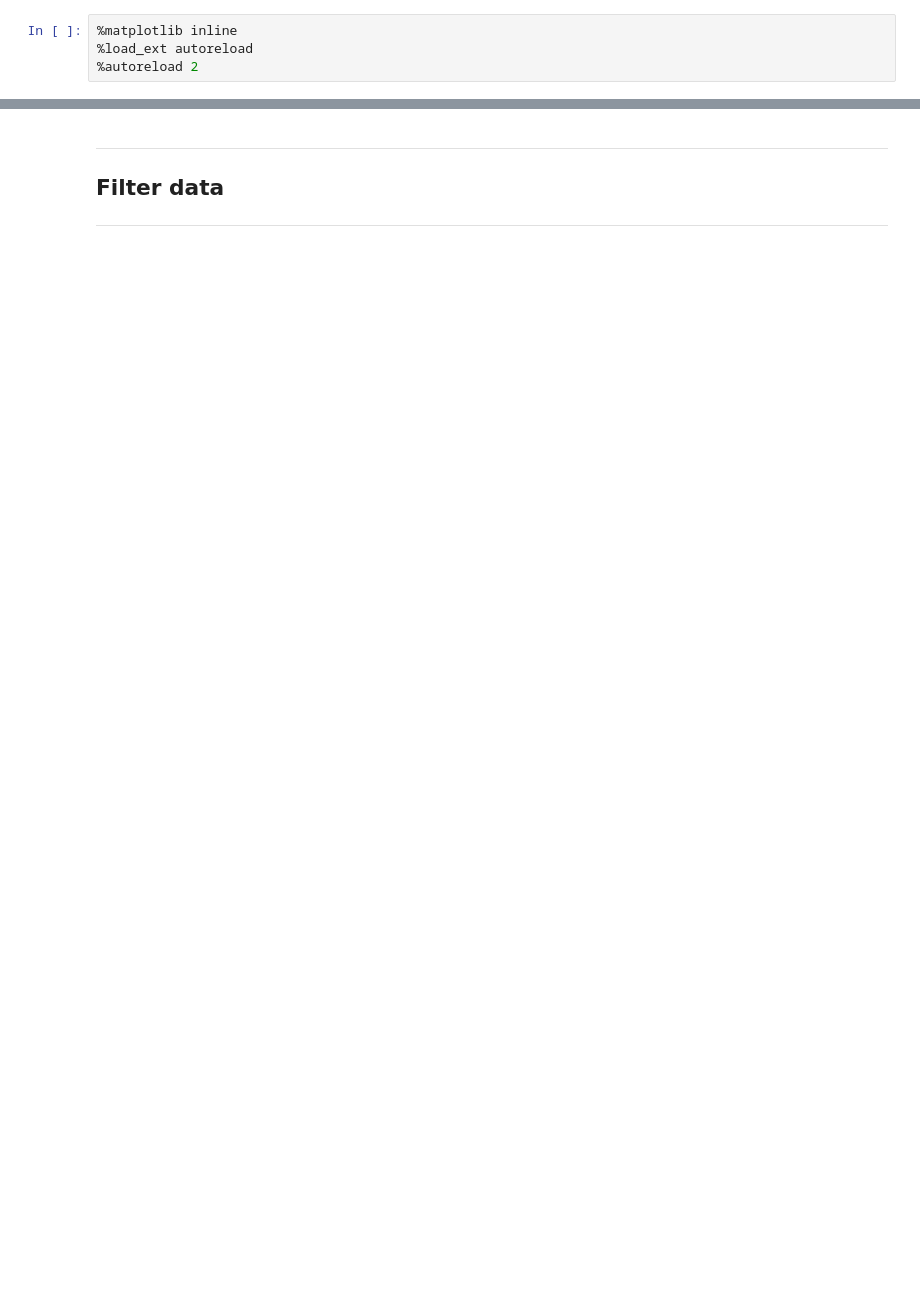
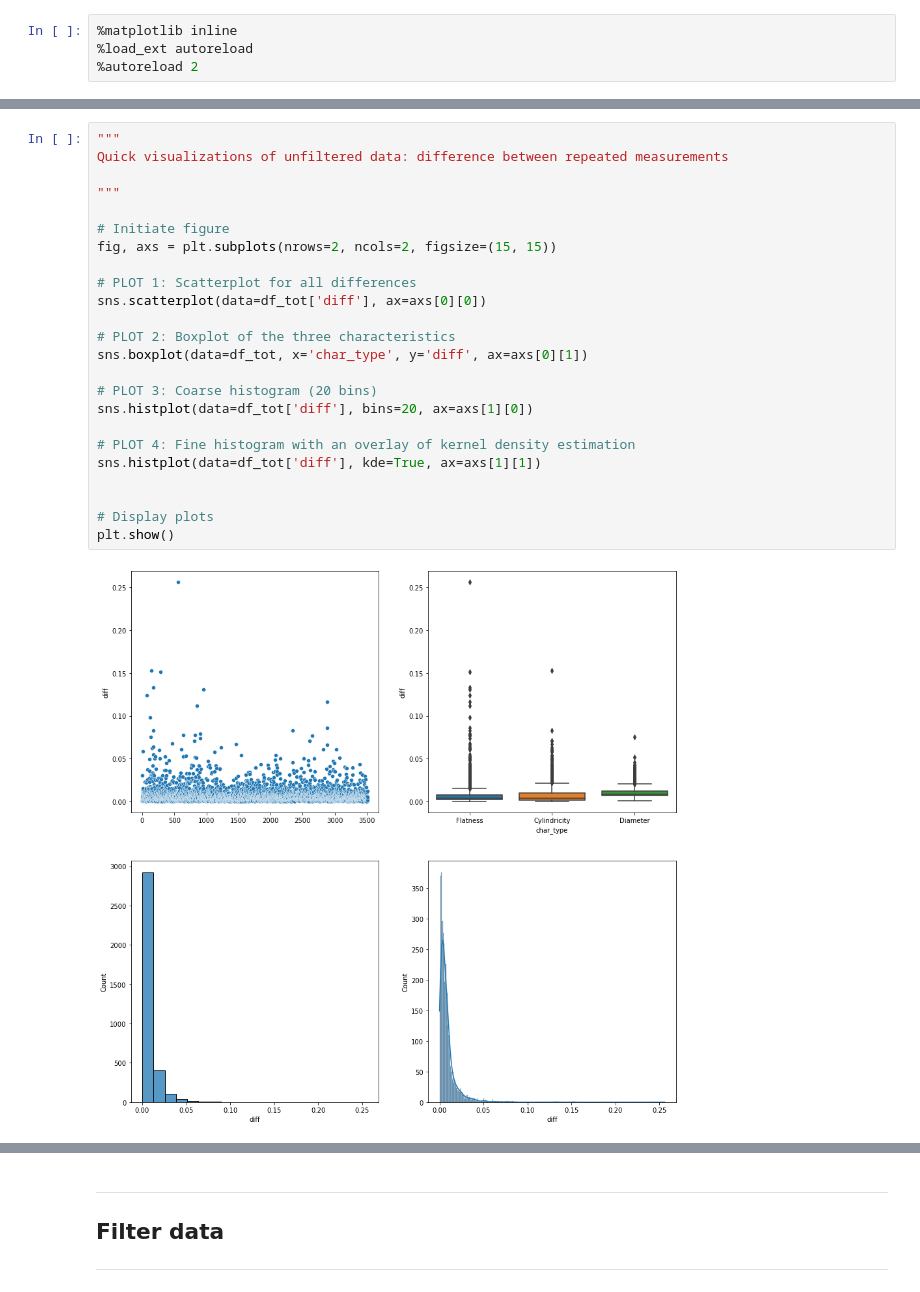
Before and after one commit to TheThorb/Leirmo_Exp1_Publication1, a Jupyter notebook: Repeated measurements.ipynb, the cells around one changed output, grey strips where cells are left out. Drawn from its saved outputs; the diff is of its cells as text; blank space fills up the shorter version.

```diff
--- a/Repeated measurements.ipynb
+++ b/Repeated measurements.ipynb
@@ -164 +163,27 @@ df_tot.describe()
+# %%
+"""
+Quick visualizations of unfiltered data: difference between repeated measurements
+
+"""
+
+# Initiate figure
+fig, axs = plt.subplots(nrows=2, ncols=2, figsize=(15, 15))
+
+# PLOT 1: Scatterplot for all differences
+sns.scatterplot(data=df_tot['diff'], ax=axs[0][0])
+
+# PLOT 2: Boxplot of the three characteristics
+sns.boxplot(data=df_tot, x='char_type', y='diff', ax=axs[0][1])
+
+# PLOT 3: Coarse histogram (20 bins)
+sns.histplot(data=df_tot['diff'], bins=20, ax=axs[1][0])
+
+# PLOT 4: Fine histogram with an overlay of kernel density estimation
+sns.histplot(data=df_tot['diff'], kde=True, ax=axs[1][1])
+
+
+# Display plots
+plt.show()
+# %% [output]
+[figure, added]
 # %%
```
Also changed, not shown: parts of 59 cells of this notebook.
